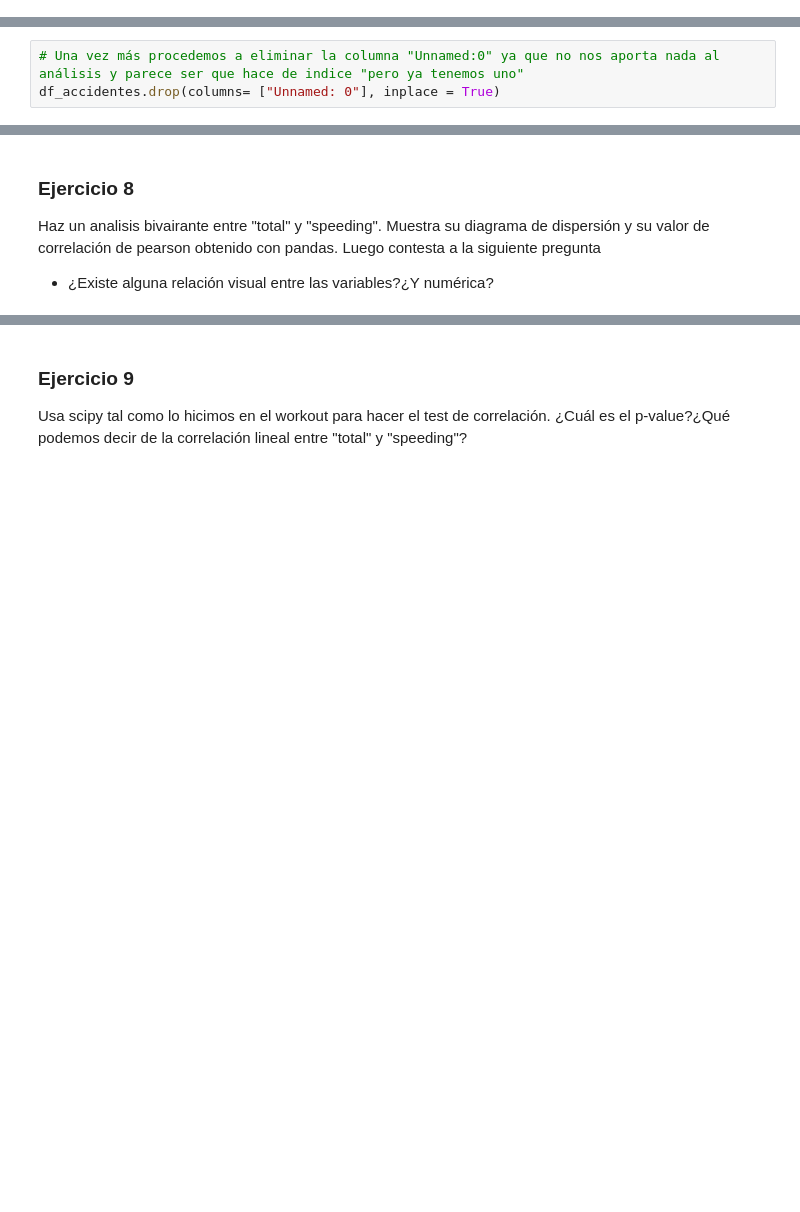
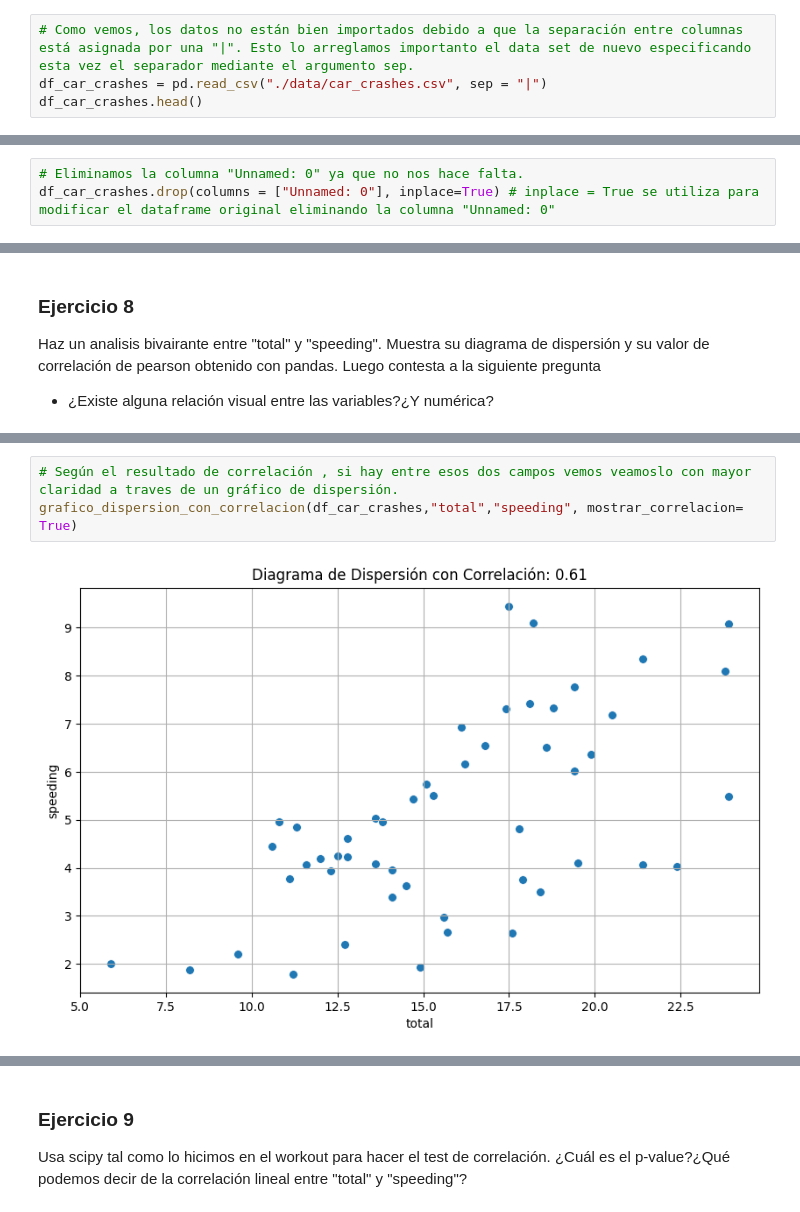
Before and after one commit to CristianZB-dev/MIS_PRACTICAS, a Jupyter notebook: 03_Analisis_de_Datos/Sprint_07/Unidad_02/Ejercicios_Workout/10_Ejercicios_Analisis_Multivariante_I.ipynb, the cells around one changed output, grey strips where cells are left out. Drawn from its saved outputs; the diff is of its cells as text; blank space fills up the shorter version.

```diff
--- a/03_Analisis_de_Datos/Sprint_07/Unidad_02/Ejercicios_Workout/10_Ejercicios_Analisis_Multivariante_I.ipynb
+++ b/03_Analisis_de_Datos/Sprint_07/Unidad_02/Ejercicios_Workout/10_Ejercicios_Analisis_Multivariante_I.ipynb
@@ -207,0 +206,4 @@ df_accidentes.head() # comprobamos que se han cargado correctamente los datos
+# %%
+# Como vemos, los datos no están bien importados debido a que la separación entre columnas está asignada por una "|". Esto lo arreglamos importanto el data set de nuevo especificando esta vez el separador mediante el argumento sep.
+df_car_crashes = pd.read_csv("./data/car_crashes.csv", sep = "|")
+df_car_crashes.head()
@@ -208,3 +217,3 @@ df_accidentes.head() # comprobamos que se han cargado correctamente los datos
 # %%
-# Una vez más procedemos a eliminar la columna "Unnamed:0" ya que no nos aporta nada al análisis y parece ser que hace de indice "pero ya tenemos uno"
-df_accidentes.drop(columns= ["Unnamed: 0"], inplace = True)
+# Eliminamos la columna "Unnamed: 0" ya que no nos hace falta.
+df_car_crashes.drop(columns = ["Unnamed: 0"], inplace=True) # inplace = True se utiliza para modificar el dataframe original eliminando la columna "Unnamed: 0"
@@ -256,0 +254,5 @@ grafico_dispersion_con_correlacion(df_accidentes,"total","speeding") # graficamo
+# %%
+# Según el resultado de correlación , si hay entre esos dos campos vemos veamoslo con mayor claridad a traves de un gráfico de dispersión.
+grafico_dispersion_con_correlacion(df_car_crashes,"total","speeding", mostrar_correlacion= True)
+# %% [output]
+[figure, added]
```
Also changed, not shown: parts of 61 cells of this notebook.
